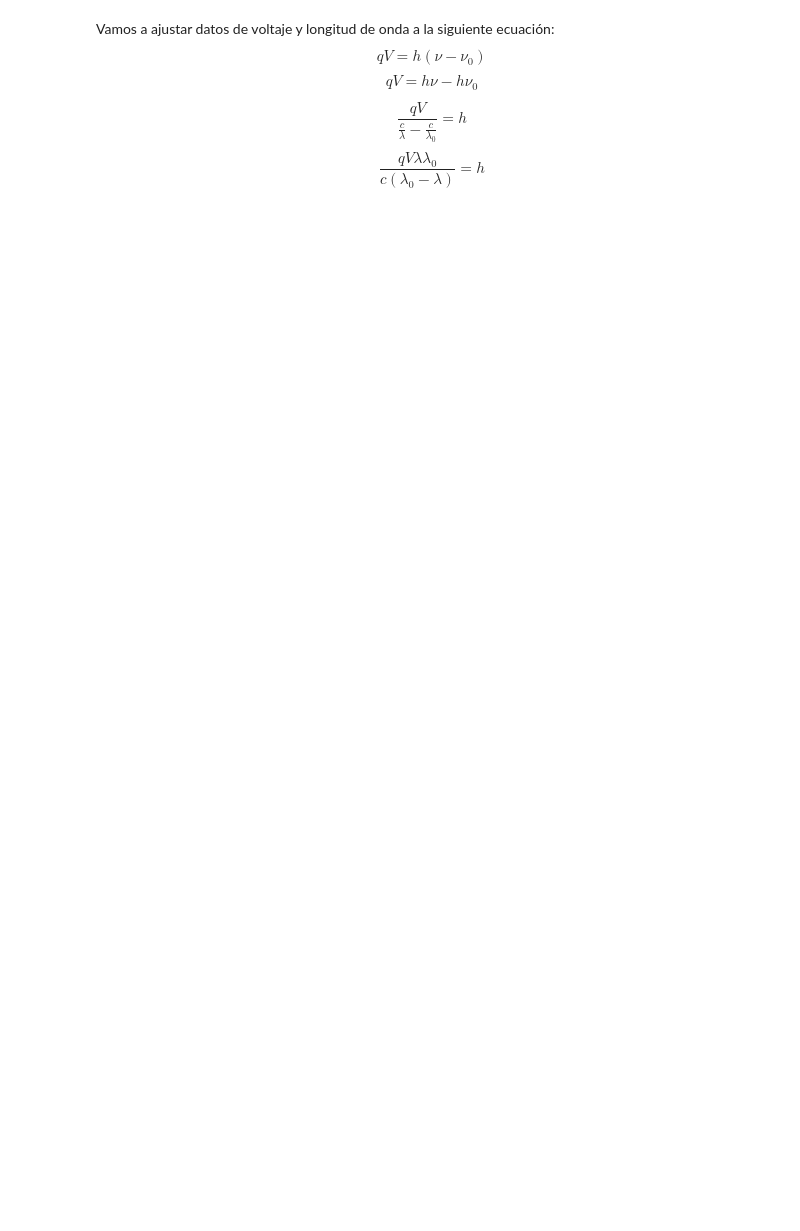
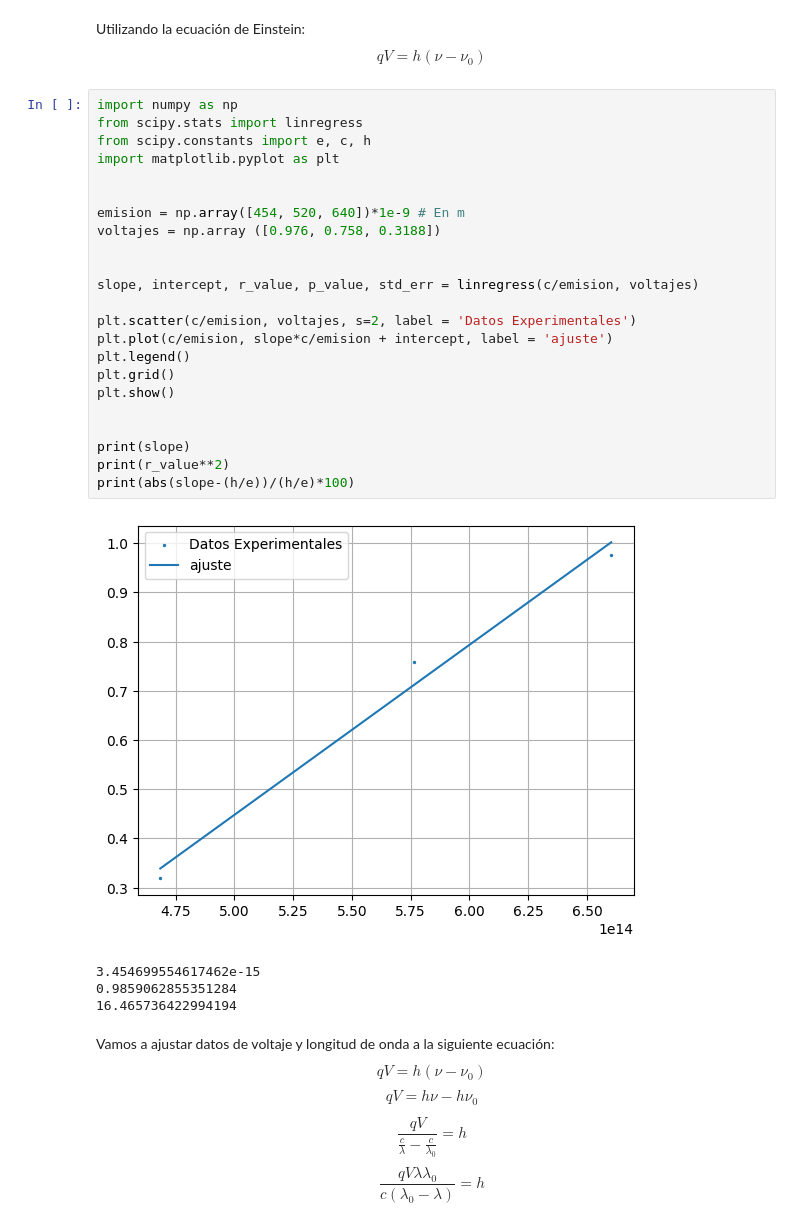
Before and after one commit to JosetoCa/Experimental-IV, a Jupyter notebook: Constante de Planck/Cálculos.ipynb, the cells around one changed output. Saved outputs shown, nothing was run; the diff lists cells and outputs as text; blank space fills up the shorter version.

```diff
--- a/Constante de Planck/Cálculos.ipynb
+++ b/Constante de Planck/Cálculos.ipynb
@@ -1,3 +30,36 @@
+# %% [markdown]
+Utilizando la ecuación de Einstein:
+$$
+qV = h(\nu -\nu_0)
+$$
+# %%
+import numpy as np
+from scipy.stats import linregress
+from scipy.constants import e, c, h
+import matplotlib.pyplot as plt
+
+
+emision = np.array([454, 520, 640])*1e-9 # En m
+voltajes = np.array ([0.976, 0.758, 0.3188])
+
+
+slope, intercept, r_value, p_value, std_err = linregress(c/emision, voltajes)
+
+plt.scatter(c/emision, voltajes, s=2, label = 'Datos Experimentales')
+plt.plot(c/emision, slope*c/emision + intercept, label = 'ajuste')
+plt.legend()
+plt.grid()
+plt.show()
+
+
+print(slope)
+print(r_value**2)
+print(abs(slope-(h/e))/(h/e)*100)
+# %% [output]
+[figure, added]
+3.454699554617462e-15
+0.9859062855351284
+16.465736422994194
 # %% [markdown]
 Vamos a ajustar datos de voltaje y longitud de onda a la siguiente ecuación:
 $$
```
Also changed, not shown: parts of 4 cells of this notebook, 10 other files.
